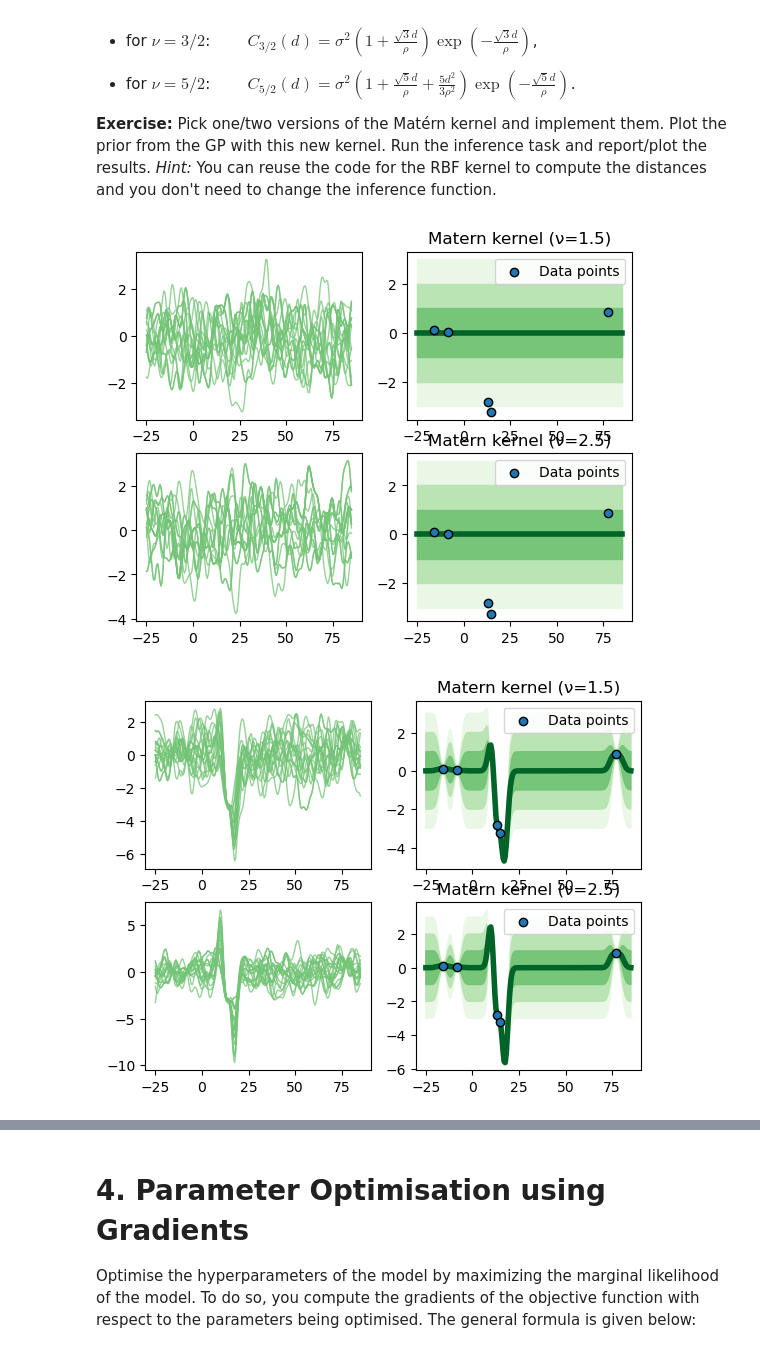
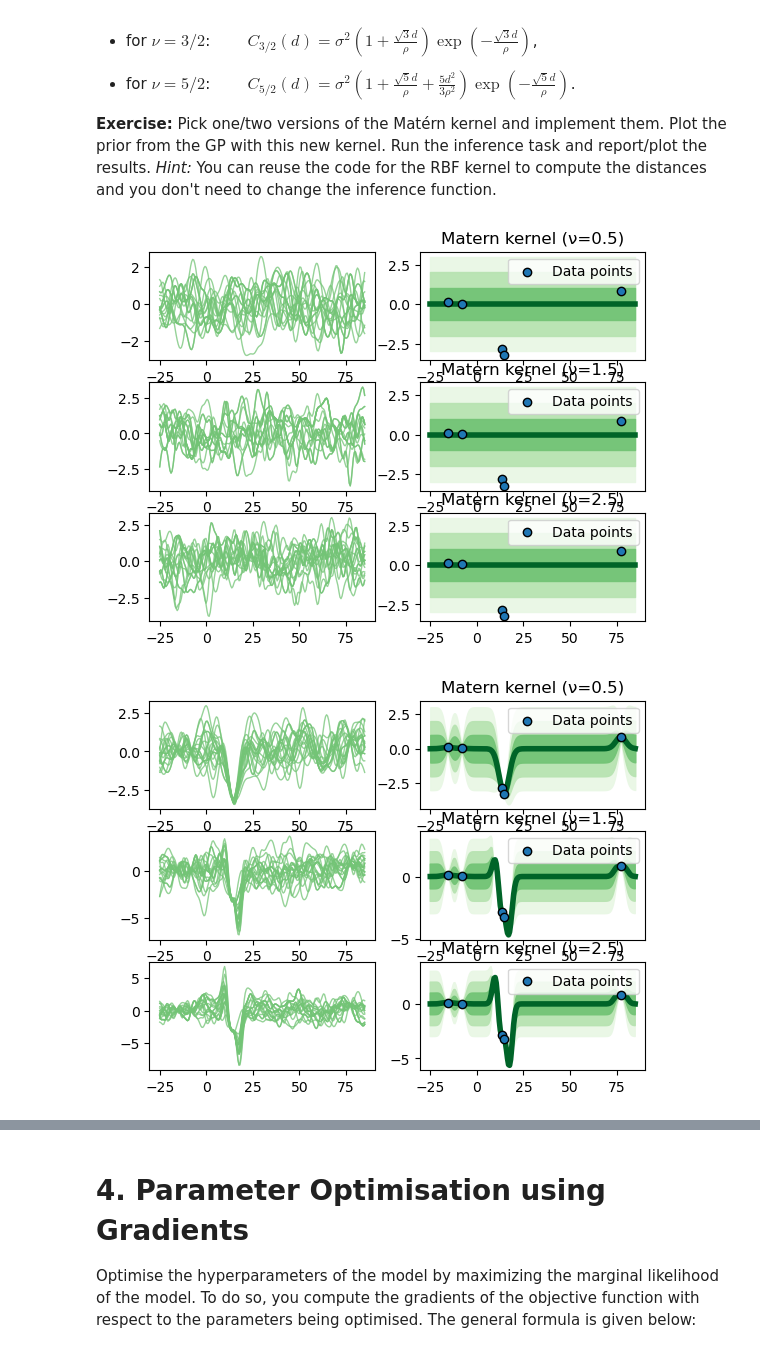
Before and after one commit to Michele2301/asi-labs, a Jupyter notebook: lab_week2-public/Gaussian_Process_Regression.ipynb, the cells around one changed output, grey strips where cells are left out. Saved outputs shown, nothing was run; the diff lists cells and outputs as text; code cells hidden in the pictures.

```diff
--- a/lab_week2-public/Gaussian_Process_Regression.ipynb
+++ b/lab_week2-public/Gaussian_Process_Regression.ipynb
@@ -322,7 +321,7 @@ Try to change the kernel parameters (lengthscale and variance). Plot the posteri
 # %%
  # @@ COMPLETE @@ #
 var=[10,100]
-length=[1,10]
+length=[1,100]
 fig, axs = plt.subplots(2, 2, figsize=[10, 6], sharey=True)
 for i in range(2):
     for j in range(2):
@@ -345,6 +344,7 @@ for i in range(2):
 As a measure of model quality, you should also compute the (log) marginal likelihood of the model.
 For this, complete the function below to compute the log marginal likelihood (disregard the decorator above).
 # %%
+params = {"lengthscale": 15.0, "variance": 2.0}
 @functools.partial(jax.jit, static_argnums=(1))
 def marginal_likelihood(params, kernel_fn, X, y, sn2=0.01):
      # @@ COMPLETE @@ #
@@ -461,23 +461,23 @@ def matern_kernel(params, X1, X2):
         raise ValueError("Invalid value for nu")
     return kernel_value
 # %%
-fig, ax = plt.subplots(2, 2)
-for i,nu in enumerate([1.5, 2.5]):
+fig, ax = plt.subplots(3, 2)
+for i,nu in enumerate([0.5, 1.5, 2.5]):
     params = {"lengthscale": 15.0, "variance": 1.0, "nu": nu}
     K = matern_kernel(params, X, X)
     samples,mean,cov=sample_f_prior(params, matern_kernel, Xt)
     plot_samples(Xt, samples, ax=ax[i][0])
     plot_gp(Xt, mean, cov, ax=ax[i][1])
     plot_data(Xtr, ytr, ax[i][1])
     ax[i][1].legend()
     ax[i][1].set_title(f"Matern kernel (ν={nu})")
 plt.show()
 # %% [output]
-[figure, old version]
+[figure, new version]
 # %%
 # inference task and plot
-fig, ax = plt.subplots(2, 2)
-for i,nu in enumerate([1.5, 2.5]):
+fig, ax = plt.subplots(3, 2)
+for i,nu in enumerate([0.5, 1.5, 2.5]):
     params = {"lengthscale": 15.0, "variance": 1.0, "nu": nu}
     f_mean, f_cov = predict_f_posterior(params, matern_kernel, Xtr, ytr, Xt)
     samples=np.random.multivariate_normal(f_mean,f_cov,50)
@@ -489,7 +489,7 @@ for i,nu in enumerate([1.5, 2.5]):
 
 plt.show()
 # %% [output]
-[figure, old version]
+[figure, new version]
 # %%
 # @@ COMPLETE @@ #
 params = {"lengthscale": 15.0, "variance": 1.0, "nu": 0.5}
```
Also changed, not shown: parts of 5 cells of this notebook.
